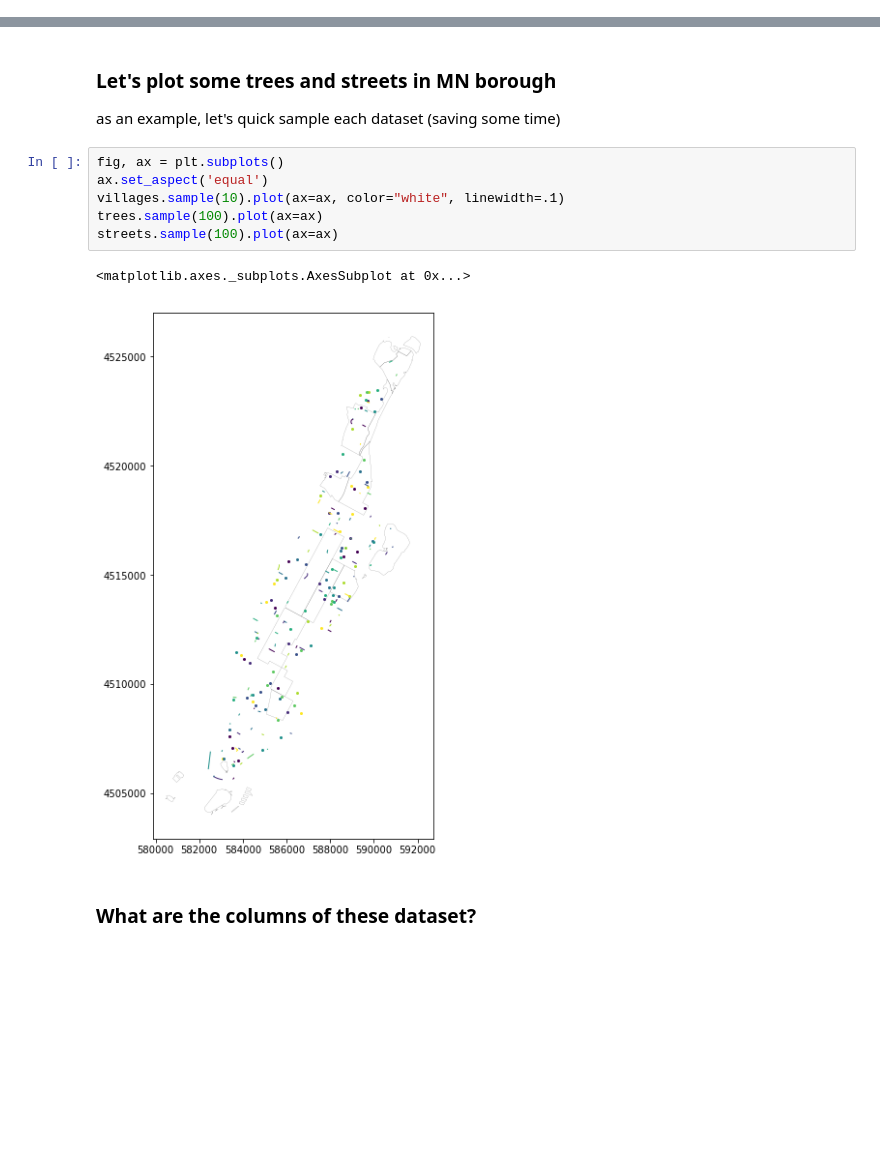
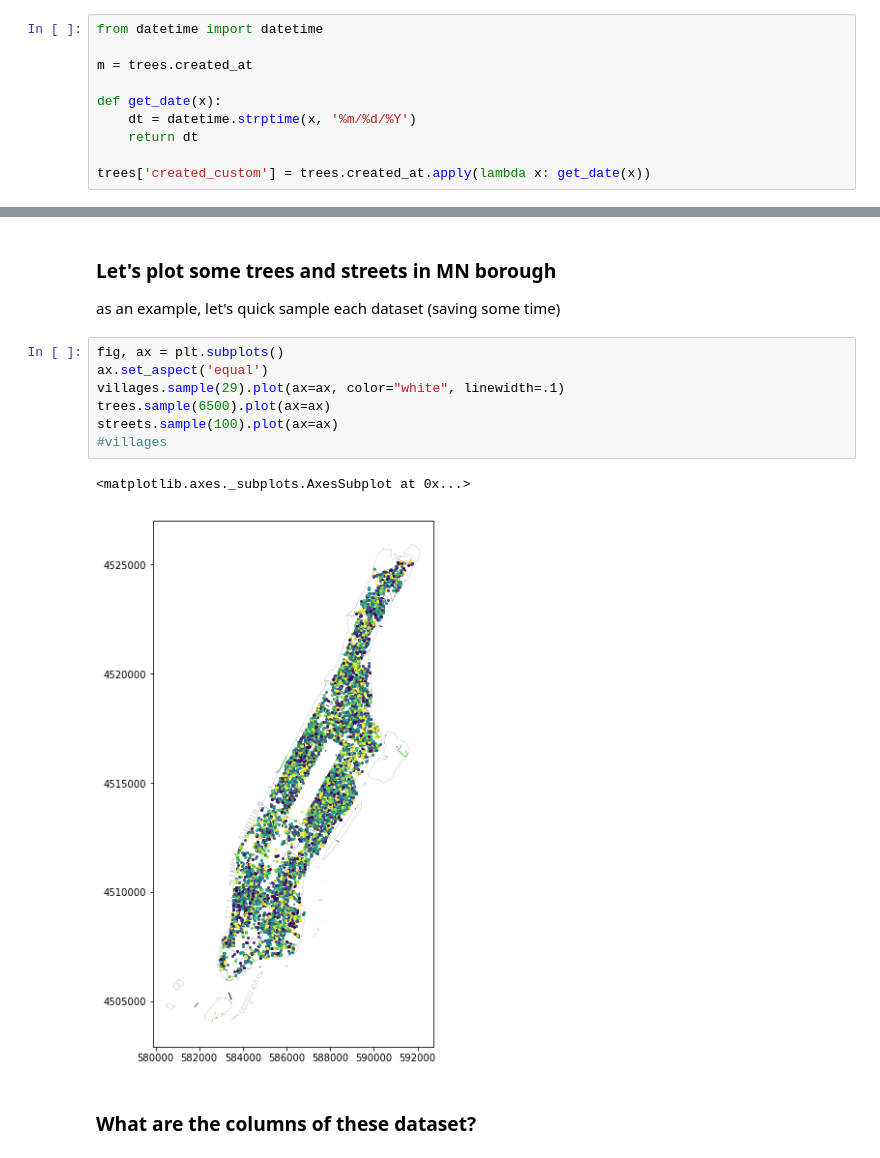
Before and after one commit to fhorta/nytrees, a Jupyter notebook: skeleton.ipynb, the cells around one changed output, grey strips where cells are left out. Drawn from its saved outputs; the diff is of its cells as text; blank space fills up the shorter version.

```diff
--- a/skeleton.ipynb
+++ b/skeleton.ipynb
@@ -42,0 +54,10 @@ trees = trees.to_crs(epsg=26918)
+# %%
+from datetime import datetime
+
+m = trees.created_at
+
+def get_date(x):
+    dt = datetime.strptime(x, '%m/%d/%Y')
+    return dt
+
+trees['created_custom'] = trees.created_at.apply(lambda x: get_date(x))
@@ -47,11 +73,12 @@ as an example, let's quick sample each dataset (saving some time)
 # %%
 fig, ax = plt.subplots()
 ax.set_aspect('equal')
-villages.sample(10).plot(ax=ax, color="white", linewidth=.1)
-trees.sample(100).plot(ax=ax)
+villages.sample(29).plot(ax=ax, color="white", linewidth=.1)
+trees.sample(6500).plot(ax=ax)
 streets.sample(100).plot(ax=ax)
+#villages
 # %% [output]
 <matplotlib.axes._subplots.AxesSubplot at 0x...>
-[figure, old version]
+[figure, new version]
 # %% [markdown]
 ### What are the columns of these dataset?
```
Also changed, not shown: parts of 37 cells of this notebook, 4 other files.
